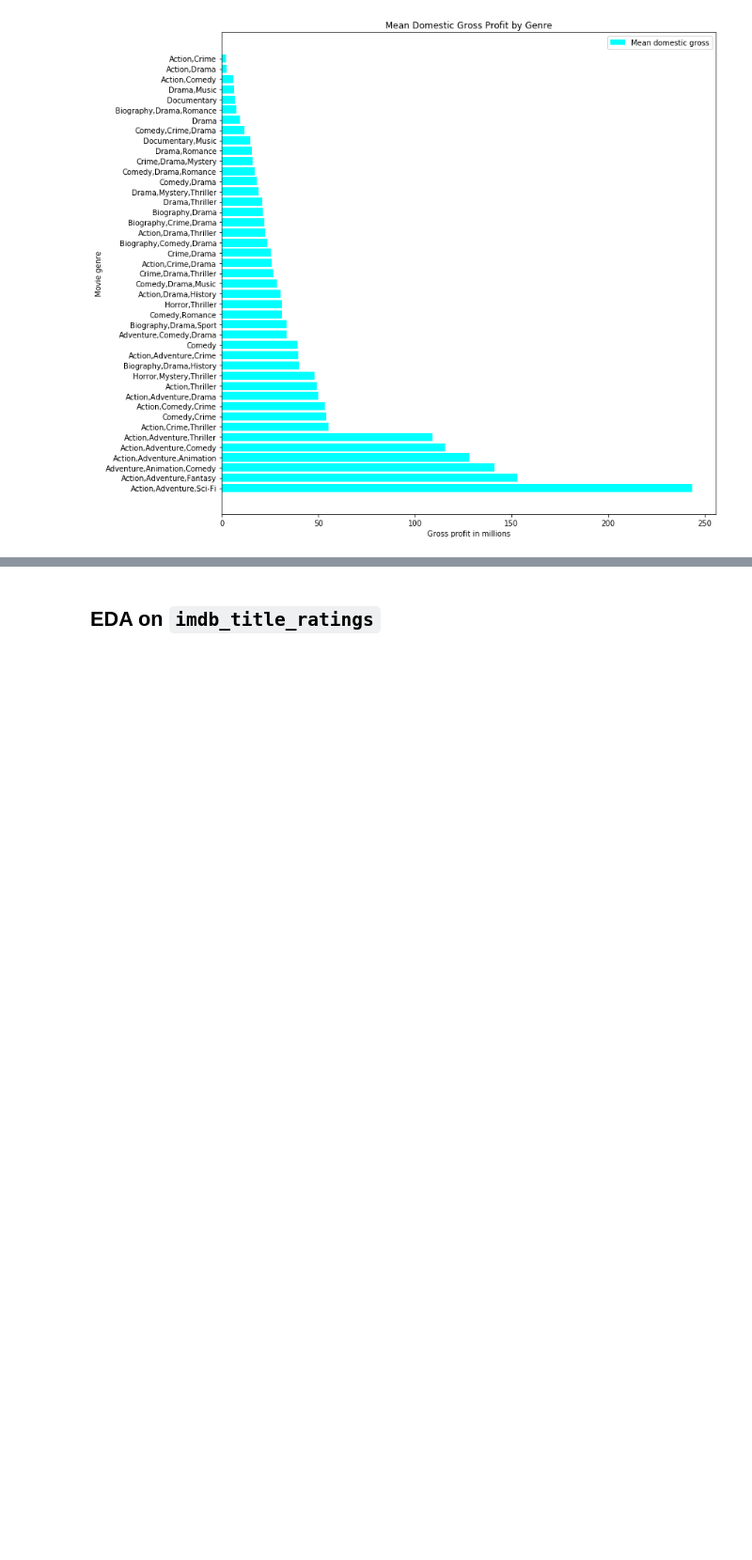
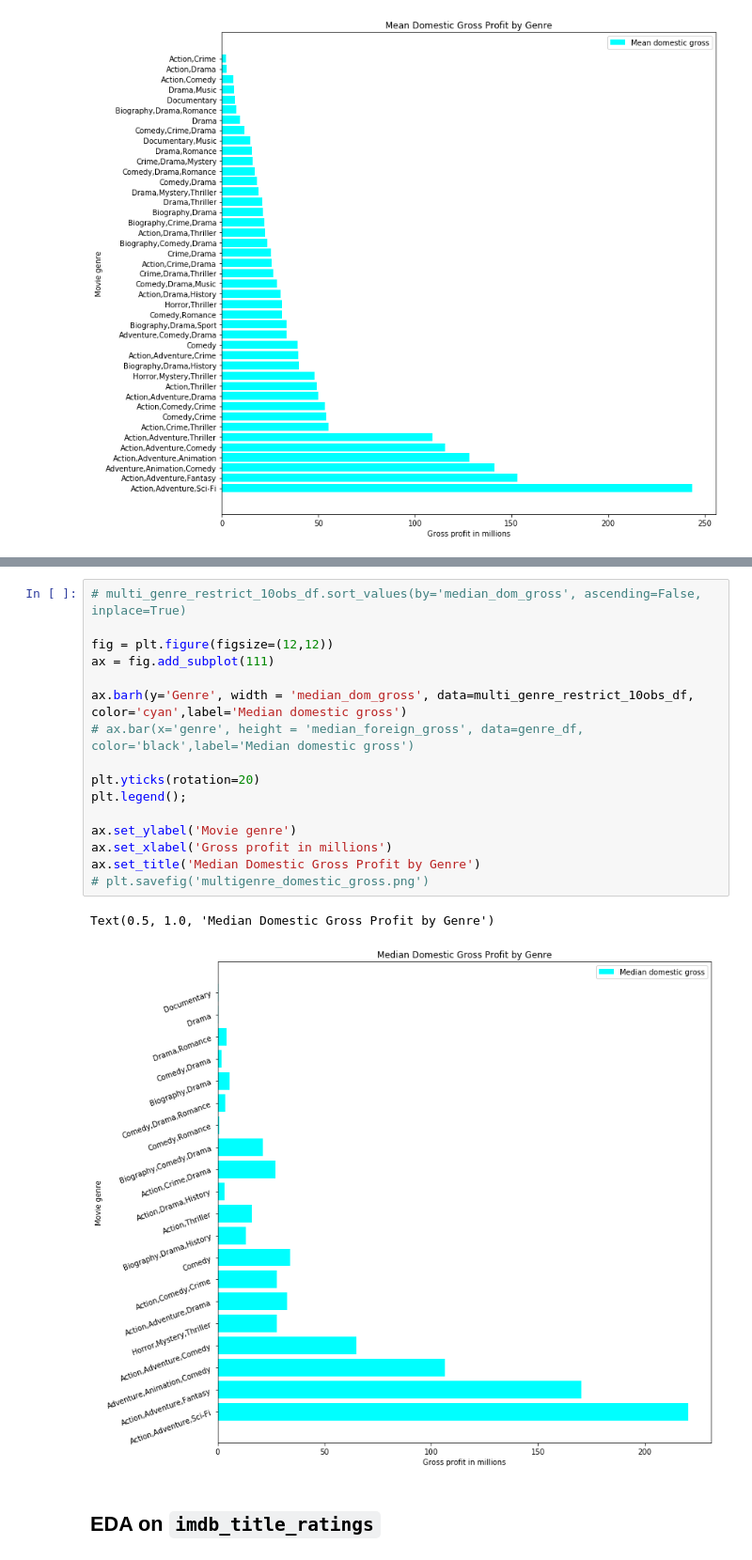
Before and after one commit to etr359/project-1-movie-analysis, a Jupyter notebook: project1_analysis_MASTER2.ipynb, the cells around one changed output, grey strips where cells are left out. Shown at 94% size. Cells and saved outputs as stored; diff of their text form; blank space fills up the shorter version.

```diff
--- a/project1_analysis_MASTER2.ipynb
+++ b/project1_analysis_MASTER2.ipynb
@@ -1048,3 +1125,22 @@ See the caveats in the documentation: http://pandas.pydata.org/pandas-docs/stabl
+# %%
+# multi_genre_restrict_10obs_df.sort_values(by='median_dom_gross', ascending=False, inplace=True)
+
+fig = plt.figure(figsize=(12,12))
+ax = fig.add_subplot(111)
+
+ax.barh(y='Genre', width = 'median_dom_gross', data=multi_genre_restrict_10obs_df, color='cyan',label='Median domestic gross')
+# ax.bar(x='genre', height = 'median_foreign_gross', data=genre_df, color='black',label='Median domestic gross')
+
+plt.yticks(rotation=20)
+plt.legend();
+
+ax.set_ylabel('Movie genre')
+ax.set_xlabel('Gross profit in millions')
+ax.set_title('Median Domestic Gross Profit by Genre')
+# plt.savefig('multigenre_domestic_gross.png')
+# %% [output]
+Text(0.5, 1.0, 'Median Domestic Gross Profit by Genre')
+[figure, added]
 # %% [markdown]
 ## EDA on `imdb_title_ratings`
 # %%
```
Also changed, not shown: parts of 23 cells of this notebook, 3 other files.
